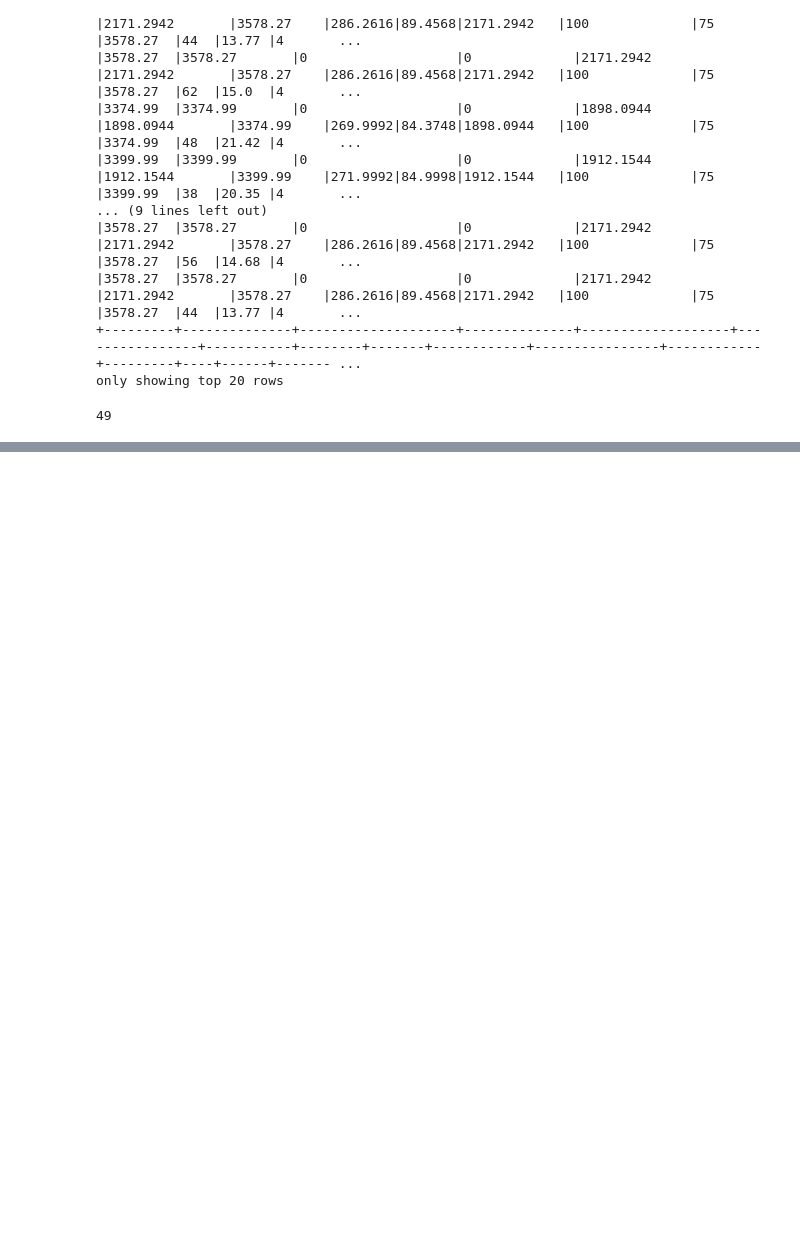
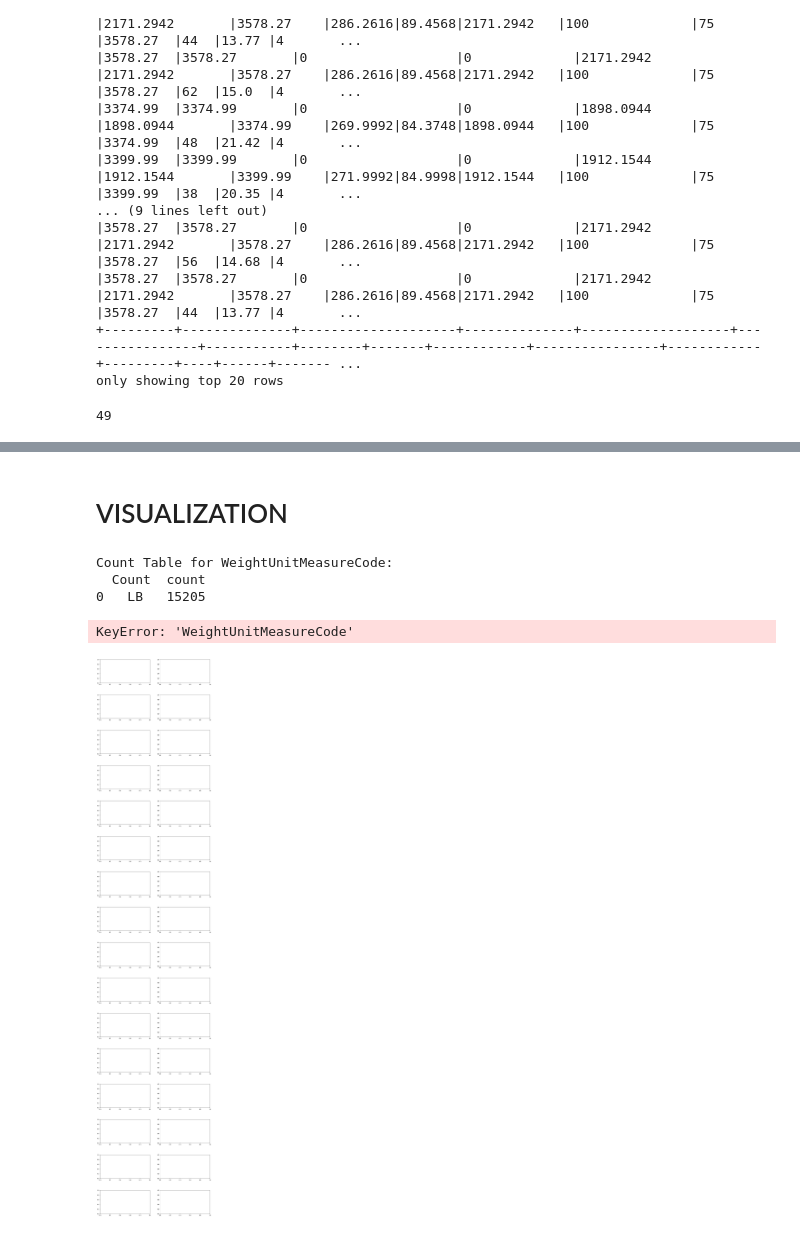
Before and after one commit to robertnesterodhiambo/MachineLEarning-School, a Jupyter notebook: dimanalysis3.ipynb, the cells around one changed output, grey strips where cells are left out. Saved outputs shown, nothing was run; the diff lists cells and outputs as text; code cells hidden in the pictures; blank space fills up the shorter version.

```diff
--- a/dimanalysis3.ipynb
+++ b/dimanalysis3.ipynb
@@ -423,0 +458,52 @@ len(transformed_data.columns)
+# %% [markdown]
+# VISUALIZATION
+# %%
+import pandas as pd
+import matplotlib.pyplot as plt
+import seaborn as sns
+
+# Convert Spark DataFrame to Pandas DataFrame
+pandas_df = cleaned_data.toPandas()
+
+# List of columns to analyze
+columns_to_analyze = [
+    'WeightUnitMeasureCode', 'SizeUnitMeasureCode', 'EnglishProductName',
+    'FinishedGoodsFlag', 'Color', 'SizeRange', 'ProductLine',
+    'Class', 'Style', 'ModelName', 'NameStyle', 'MaritalStatus', 'Gender',
+    'TotalChildren', 'NumberChildrenAtHome', 'EnglishEducation',
+    'HouseOwnerFlag', 'NumberCarsOwned', 'CommuteDistance',
+    'EnglishPromotionName', 'EnglishPromotionCategory',
+    'CurrencyName', 'SalesTerritoryCountry', 'SalesTerritoryGroup',
+    'EnglishProductSubcategoryName', 'City', 'StateProvinceName',
+    'EnglishCountryRegionName', 'OrderMonth', 'OrderYear'
+]
+
+# Set up subplots
+fig, axes = plt.subplots(nrows=len(columns_to_analyze) // 2 + 1, ncols=2, figsize=(15, 5 * len(columns_to_analyze) // 2 + 1))
+fig.subplots_adjust(hspace=0.5)
+
+# Display count tables and plots for each column
+for i, column in enumerate(columns_to_analyze):
+    # Create a count table
+    count_table = pandas_df[column].value_counts().reset_index().rename(columns={column: 'Count', 'index': column})
+
+    # Display the count table
+    print(f"Count Table for {column}:")
+    print(count_table)
+    print("\n")
+
+    # Plot the count distribution
+    ax = axes[i // 2, i % 2]
+    sns.countplot(x=column, data=pandas_df, ax=ax, order=count_table[column].tolist())
+    ax.set_title(f"Count Distribution for {column}")
+    ax.set_xlabel(column)
+    ax.set_ylabel("Count")
+
+# Show the plots
+plt.show()
+# %% [output]
+Count Table for WeightUnitMeasureCode:
+  Count  count
+0   LB   15205
+KeyError: 'WeightUnitMeasureCode'
+[figure, added]
```
Also changed, not shown: parts of 3 cells of this notebook.
